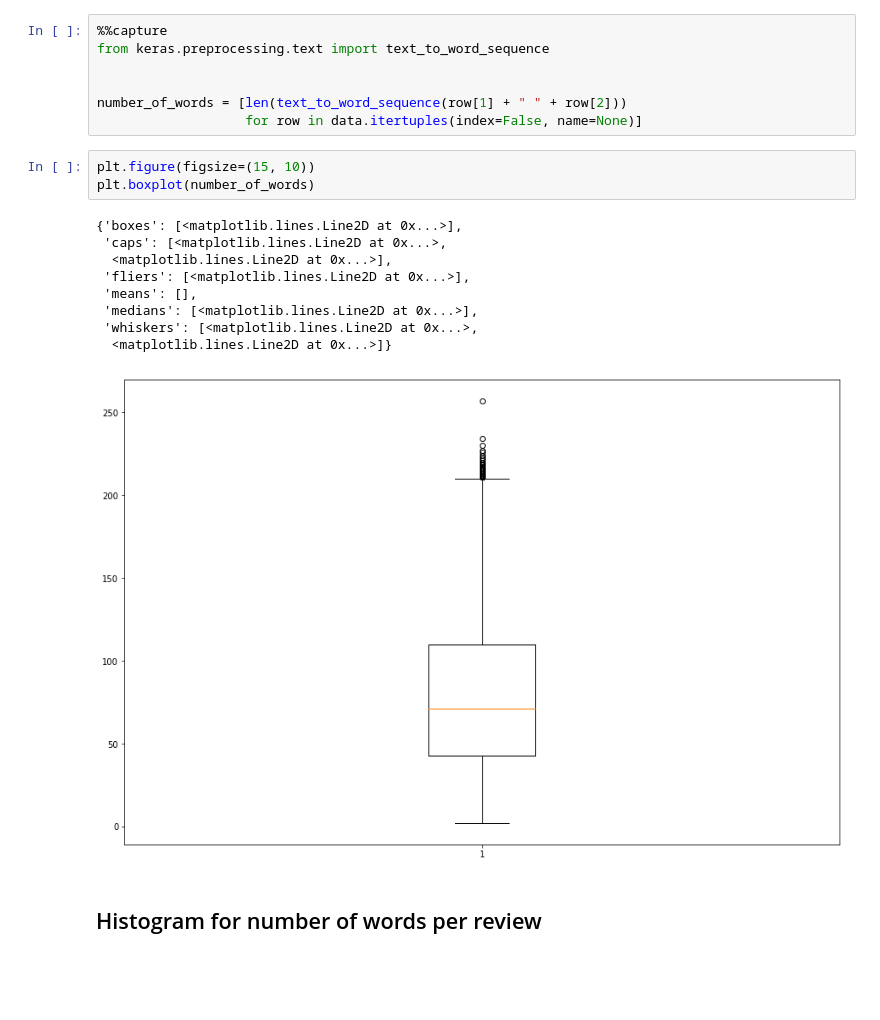
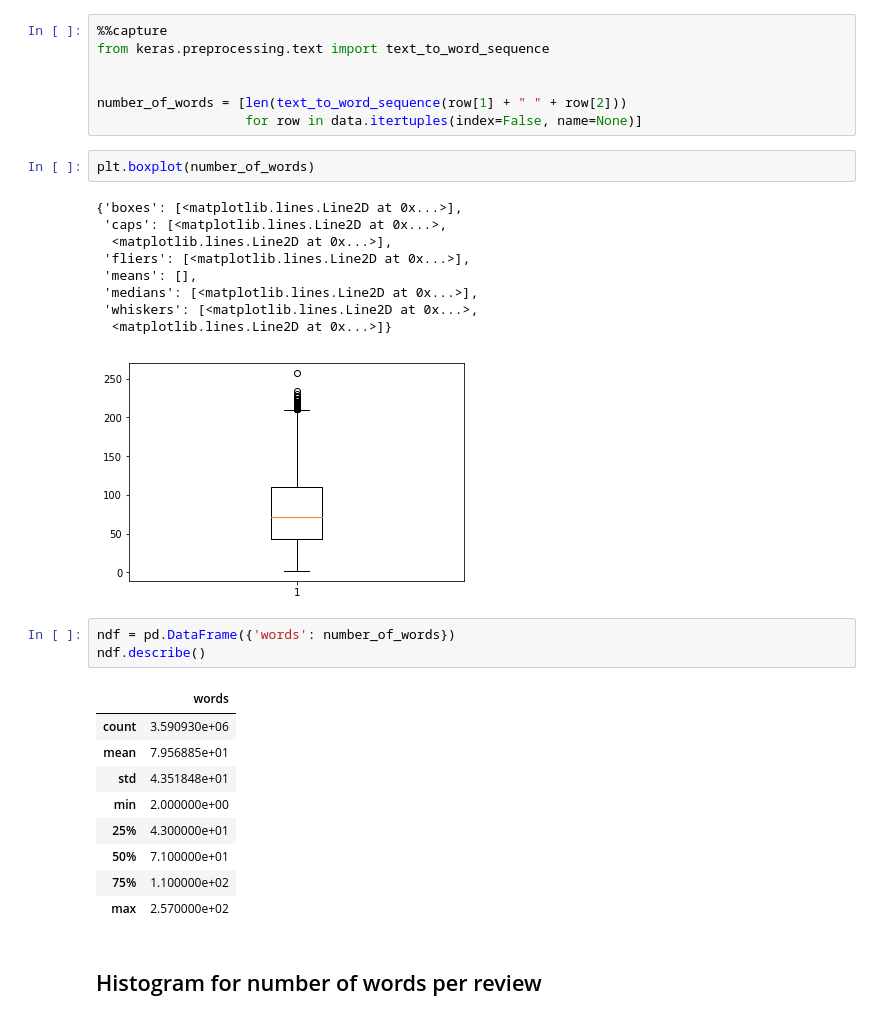
Before and after one commit to tamarakatic/sentiment-analysis-in-amazon-reviews, a Jupyter notebook: notebooks/4.0-analyze-reviews.ipynb, the cells around one changed output. Saved outputs shown, nothing was run; the diff lists cells and outputs as text; blank space fills up the shorter version.

```diff
--- a/notebooks/4.0-analyze-reviews.ipynb
+++ b/notebooks/4.0-analyze-reviews.ipynb
@@ -121,18 +121,30 @@ from keras.preprocessing.text import text_to_word_sequence
 number_of_words = [len(text_to_word_sequence(row[1] + " " + row[2]))
                    for row in data.itertuples(index=False, name=None)]
 # %%
-plt.figure(figsize=(15, 10))
 plt.boxplot(number_of_words)
 # %% [output]
 {'boxes': [<matplotlib.lines.Line2D at 0x...>],
  'caps': [<matplotlib.lines.Line2D at 0x...>,
   <matplotlib.lines.Line2D at 0x...>],
  'fliers': [<matplotlib.lines.Line2D at 0x...>],
  'means': [],
  'medians': [<matplotlib.lines.Line2D at 0x...>],
  'whiskers': [<matplotlib.lines.Line2D at 0x...>,
   <matplotlib.lines.Line2D at 0x...>]}
-[figure, old version]
+[figure, new version]
+# %%
+ndf = pd.DataFrame({'words': number_of_words})
+ndf.describe()
+# %% [output]
+|  | words |
+| count | 3.590930e+06 |
+| mean | 7.956885e+01 |
+| std | 4.351848e+01 |
+| min | 2.000000e+00 |
+| 25% | 4.300000e+01 |
+| 50% | 7.100000e+01 |
+| 75% | 1.100000e+02 |
+| max | 2.570000e+02 |
 # %% [markdown]
 ## Histogram for number of words per review
 # %%
```
Also changed, not shown: parts of 4 cells of this notebook.
